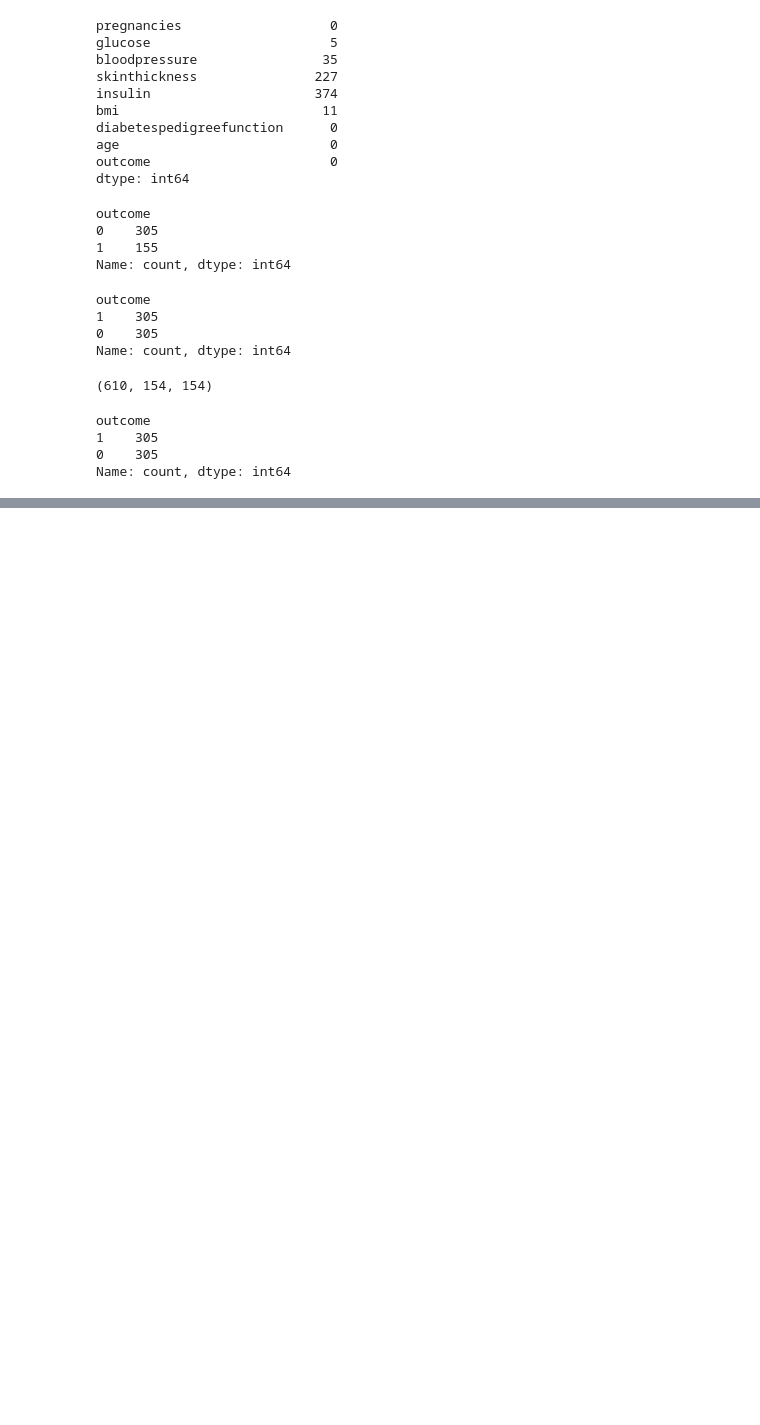
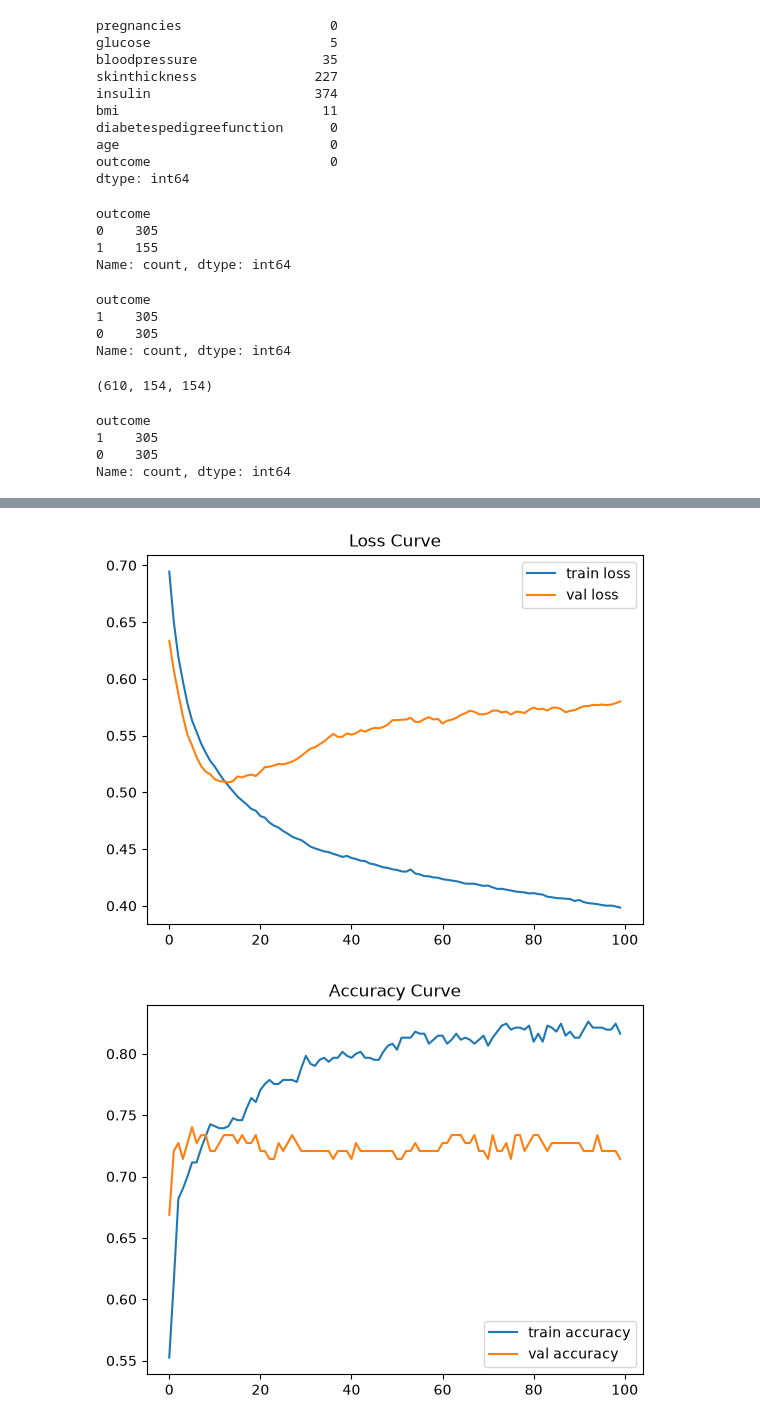
Before and after one commit to Abdullah-Sayeed7/projects, a Jupyter notebook: pima_diabetes_MLP.ipynb, the cells around one changed output, grey strips where cells are left out. Saved outputs shown, nothing was run; the diff lists cells and outputs as text; code cells hidden in the pictures; blank space fills up the shorter version.

Commit message:
feat: add MLP model with dropout and early stopping

```diff
--- a/pima_diabetes_MLP.ipynb
+++ b/pima_diabetes_MLP.ipynb
@@ -130,3 +131,8 @@ outcome
 1    305
 0    305
 Name: count, dtype: int64
+# %%
+scaler = StandardScaler()
+X_train_scaled = scaler.fit_transform(X_train)
+X_val_scaled = scaler.transform(X_val)
+X_test_scaled = scaler.transform(X_test)
@@ -132,0 +141,13 @@ Name: count, dtype: int64
+# %%
+model = keras.Sequential([
+    keras.layers.Input(shape=(X_train_scaled.shape[1],)),
+    keras.layers.Dense(16, activation='relu'),
+    keras.layers.Dense(8, activation='relu'),
+    keras.layers.Dense(1, activation='sigmoid'),
+    ])
+# %%
+model.compile(optimizer='adam',
+              loss='binary_crossentropy',
+              metrics=['accuracy'])
+
+model.summary()
@@ -132,0 +169,8 @@ Name: count, dtype: int64
+# %%
+history = model.fit(
+    X_train_scaled, y_train,
+    validation_data=(X_val_scaled, y_val),
+    epochs=100,
+    batch_size=32,
+    verbose=1
+)
@@ -132,0 +195,15 @@ Name: count, dtype: int64
+# %%
+plt.plot(history.history['loss'], label='train loss')
+plt.plot(history.history['val_loss'], label='val loss')
+plt.legend()
+plt.title("Loss Curve")
+plt.show()
+
+plt.plot(history.history['accuracy'], label='train accuracy')
+plt.plot(history.history['val_accuracy'], label='val accuracy')
+plt.legend()
+plt.title("Accuracy Curve")
+plt.show()
+# %% [output]
+[figure, added]
+[figure, added]
```
Also changed, not shown: parts of 11 cells of this notebook.
